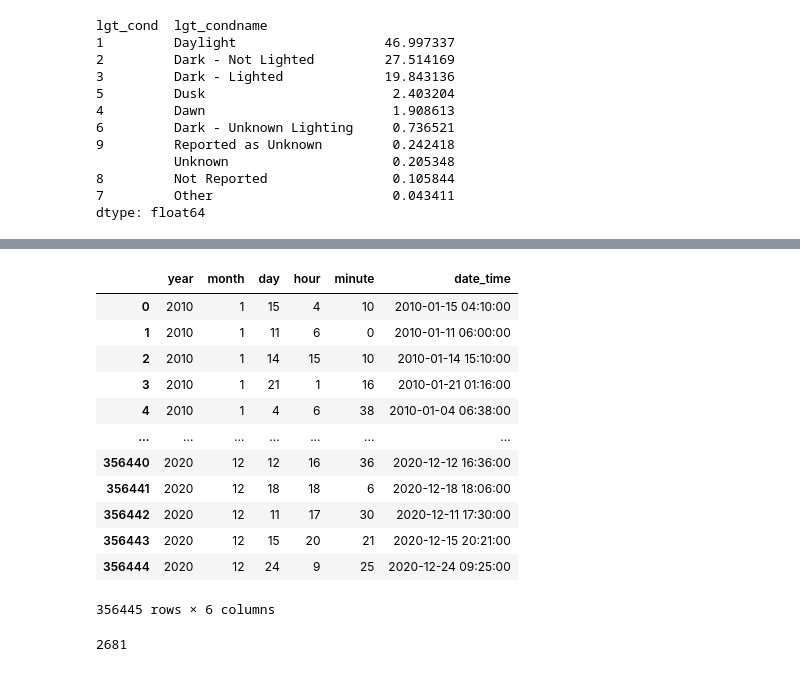
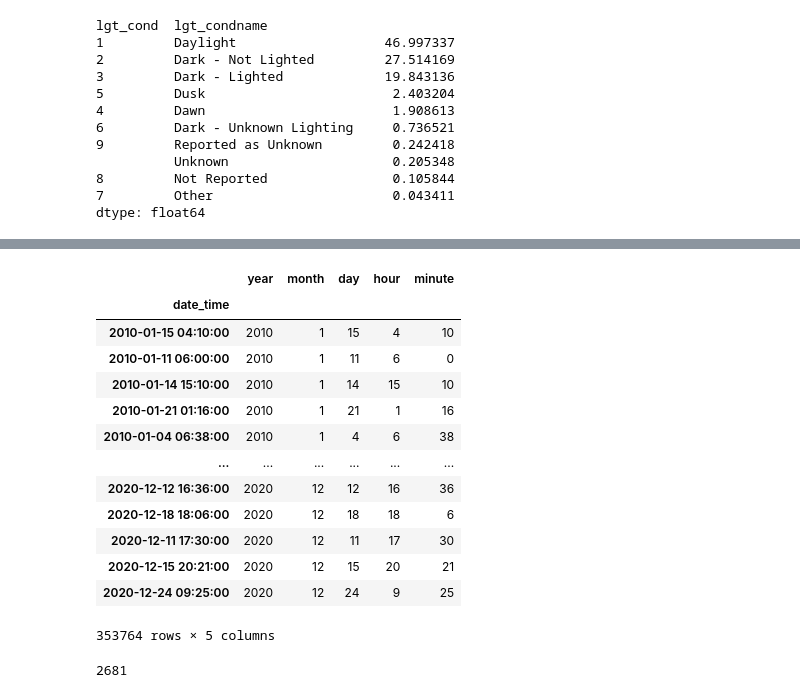
Before and after one commit to xsteez/Data-A-Team, a Jupyter notebook: n1_EDA_precrash.ipynb, the cells around one changed output, grey strips where cells are left out. Saved outputs shown, nothing was run; the diff lists cells and outputs as text; code cells hidden in the pictures.

```diff
--- a/n1_EDA_precrash.ipynb
+++ b/n1_EDA_precrash.ipynb
@@ -23,27 +70,34 @@ import datetime as dt
 # %%
-folder = "FARS2020NationalCSV/"
+# Run kehinde_gather_data.ipynb first which downloads the data from the NHTSA FARS website and extracts the .zip files
+# into the folders by year.
+
+#folder = "FARS2020NationalCSV/"
+
+# Get data for these files for only 1 year
+folder = "2020_fars/"
 
 df_vehicle = pd.read_csv("./data/" + folder + "VEHICLE.CSV")
-#df_person = pd.read_csv("./data/" + folder + "PERSON.CSV")
 df_vision = pd.read_csv("./data/" + folder + "VISION.CSV")
 df_distract = pd.read_csv("./data/" + folder + "DISTRACT.CSV")
 df_maneuver = pd.read_csv("./data/" + folder + "maneuver.CSV")
 df_weather = pd.read_csv("./data/" + folder + "weather.CSV")
-#df_accident = pd.read_csv("./data/" + folder + "accident.CSV") # accident is done for multiple years
 df_factor = pd.read_csv("./data/" + folder + "factor.CSV")
-
+#df_person = pd.read_csv("./data/" + folder + "PERSON.CSV")
 
 # Get accident data for all years
-folderFARS = "FARS"
-folderType = "NationalCSV/"
+
+#path = f'./data/{year}_fars/'
+#folderFARS = "FARS"
+#folderType = "NationalCSV/"
+
+folderFARS = "_fars"
 
 df_accident = pd.DataFrame()
 
 for i in range( 2010, 2021):
-    folder_name = folderFARS + str(i) + folderType
+    folder_name =  str(i) + folderFARS + "/"
     print(i, folder_name)
     df_accident = df_accident.append(pd.read_csv("./data/" + folder_name + "accident.CSV"))
-
 
 # Make column names lowercase
 df_vehicle.columns = df_vehicle.columns.str.lower()
@@ -198,7 +252,8 @@ df_vehicle['prev_sus1'].value_counts() #69 had 1 prev underage suspension for ze
 Name: prev_sus1, dtype: int64
 # %%
 # Clean up prev_sus2
-df_vehicle['prev_sus2'].value_counts() #709 had 1 prev BAC above a specified limit (not BAC violations)
-#[0 if ((a==99) | (a==998)) else a for a in df_vehicle['prev_sus2']]
-#df_vehicle['prev_sus2'] = [0 if ((a==99) | (a==998)) else a for a in df_vehicle['prev_sus2']]
+
+df_vehicle['prev_sus2'] = [0 if ((a==99) | (a==998)) else a for a in df_vehicle['prev_sus2']]
+
+df_vehicle['prev_sus2'].value_counts() #704 had 1 prev BAC above a specified limit (not BAC violations)
 # %% [output]
@@ -221,6 +279,6 @@ df_vehicle['prev_sus2'].value_counts() #709 had 1 prev BAC above a specified lim
 Name: prev_sus2, dtype: int64
 # %%
 # Clean up prev_sus3
-df_vehicle['prev_sus3'].value_counts() #709 had 1 prev drug violation
-#df_vehicle['prev_sus3'] = [0 if ((a==99) | (a==998)) else a for a in df_vehicle['prev_sus3']]
+df_vehicle['prev_sus3'] = [0 if ((a==99) | (a==998)) else a for a in df_vehicle['prev_sus3']]
+df_vehicle['prev_sus3'].value_counts() #3276 had 1 prev drug violation
 # %% [output]
@@ -695,22 +714,23 @@ for i in range (df_accident.shape[0]) :
 
 # takes 10 minutes   for 10 years
 # %%
-# confirm done ok
-df_accident[['year', "month", "day", "hour", "minute", "date_time"]]
+#df_accident
+df_accident[['year', "month", "day", "hour", "minute"]]
 # %% [output]
-|  | year | month | day | hour | minute | date_time |
-| 0 | 2010 | 1 | 15 | 4 | 10 | 2010-01-15 04:10:00 |
-| 1 | 2010 | 1 | 11 | 6 | 0 | 2010-01-11 06:00:00 |
-| 2 | 2010 | 1 | 14 | 15 | 10 | 2010-01-14 15:10:00 |
-| 3 | 2010 | 1 | 21 | 1 | 16 | 2010-01-21 01:16:00 |
-| 4 | 2010 | 1 | 4 | 6 | 38 | 2010-01-04 06:38:00 |
-| ... | ... | ... | ... | ... | ... | ... |
-| 356440 | 2020 | 12 | 12 | 16 | 36 | 2020-12-12 16:36:00 |
-| 356441 | 2020 | 12 | 18 | 18 | 6 | 2020-12-18 18:06:00 |
-| 356442 | 2020 | 12 | 11 | 17 | 30 | 2020-12-11 17:30:00 |
-| 356443 | 2020 | 12 | 15 | 20 | 21 | 2020-12-15 20:21:00 |
-| 356444 | 2020 | 12 | 24 | 9 | 25 | 2020-12-24 09:25:00 |
+|  | year | month | day | hour | minute |
+| date_time |  |  |  |  |  |
+| 2010-01-15 04:10:00 | 2010 | 1 | 15 | 4 | 10 |
+| 2010-01-11 06:00:00 | 2010 | 1 | 11 | 6 | 0 |
+| 2010-01-14 15:10:00 | 2010 | 1 | 14 | 15 | 10 |
+| 2010-01-21 01:16:00 | 2010 | 1 | 21 | 1 | 16 |
+| 2010-01-04 06:38:00 | 2010 | 1 | 4 | 6 | 38 |
+| ... | ... | ... | ... | ... | ... |
+| 2020-12-12 16:36:00 | 2020 | 12 | 12 | 16 | 36 |
+| 2020-12-18 18:06:00 | 2020 | 12 | 18 | 18 | 6 |
+| 2020-12-11 17:30:00 | 2020 | 12 | 11 | 17 | 30 |
+| 2020-12-15 20:21:00 | 2020 | 12 | 15 | 20 | 21 |
+| 2020-12-24 09:25:00 | 2020 | 12 | 24 | 9 | 25 |
-356445 rows × 6 columns
+353764 rows × 5 columns
 # %%
 df_accident["date_time"].isnull().sum() # 315 have null (NaT) in 2020; 787 in 2018-2020; 2618 in 10 years.
 # Less than 1% so can drop these rows
```
Also changed, not shown: parts of 22 cells of this notebook, 1 other file.
